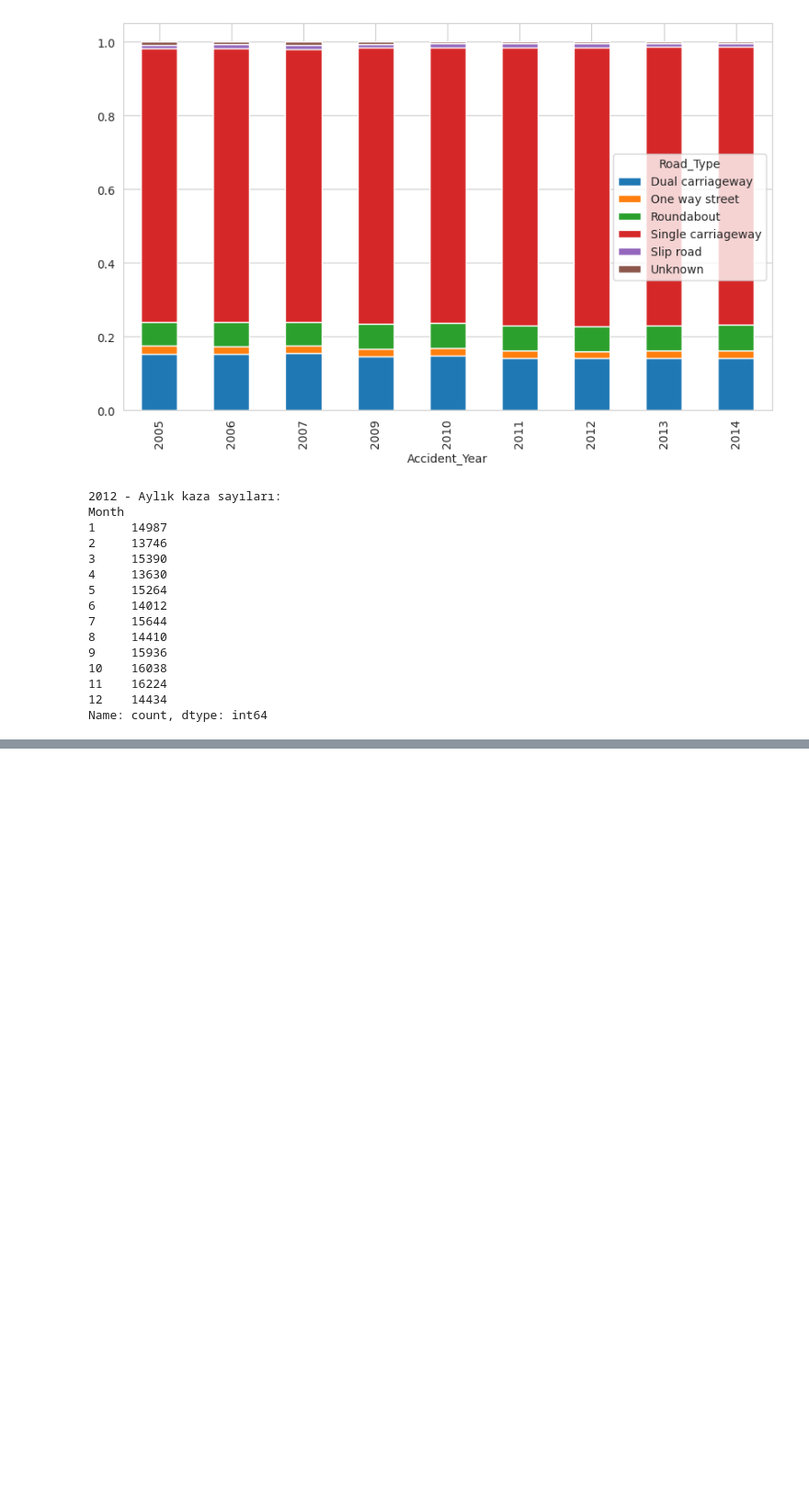
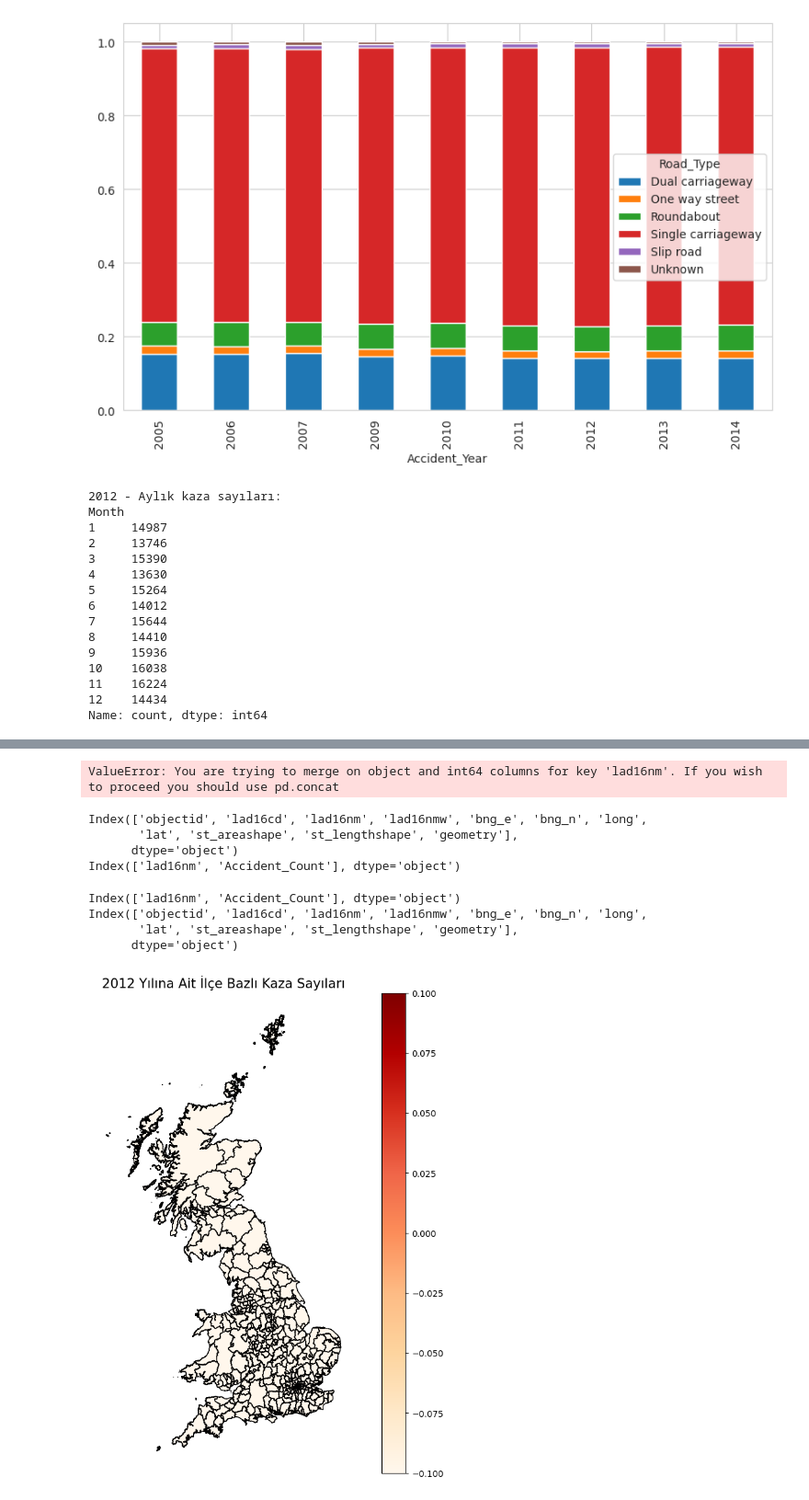
Before and after one commit to ertecino/Trafik-Kazalar-Analizi, a Jupyter notebook: trafik-kazalar-analizi.ipynb, the cells around one changed output, grey strips where cells are left out. Shown at 92% size. Saved outputs shown, nothing was run; the diff lists cells and outputs as text; code cells hidden in the pictures; blank space fills up the shorter version.

```diff
--- a/trafik-kazalar-analizi.ipynb
+++ b/trafik-kazalar-analizi.ipynb
@@ -741,0 +769,62 @@ Name: count, dtype: int64
+# %%
+import pandas as pd
+import matplotlib.pyplot as plt
+
+# Tarihleri datetime formatına çevir
+accidents_df['Date'] = pd.to_datetime(accidents_df['Date'], dayfirst=True)
+
+# 2012 yılına ait verileri filtrele
+df_2012 = accidents_df[accidents_df['Date'].dt.year == 2012]
+
+# Yerel yönetim adına göre kaza sayısını gruplandır
+local_accidents_2012 = df_2012['Local_Authority_(District)'].value_counts().reset_index()
+local_accidents_2012.columns = ['lad16nm', 'Accident_Count']
+
+# geo_df ile birleştir
+merged = geo_df.merge(local_accidents_2012, on='lad16nm', how='left')
+merged['Accident_Count'] = merged['Accident_Count'].fillna(0)
+
+# Harita çizimi
+fig, ax = plt.subplots(1, 1, figsize=(12, 10))
+merged.plot(column='Accident_Count', ax=ax, legend=True, cmap='OrRd', edgecolor='black')
+ax.set_title('2012 Yılına Ait İlçe Bazlı Kaza Sayıları', fontsize=15)
+plt.axis('off')
+plt.show()
+# %% [output]
+ValueError: You are trying to merge on object and int64 columns for key 'lad16nm'. If you wish to proceed you should use pd.concat
+# %%
+print(geo_df.columns)
+print(local_accidents_2012.columns)
+# %% [output]
+Index(['objectid', 'lad16cd', 'lad16nm', 'lad16nmw', 'bng_e', 'bng_n', 'long',
+       'lat', 'st_areashape', 'st_lengthshape', 'geometry'],
+      dtype='object')
+Index(['lad16nm', 'Accident_Count'], dtype='object')
+# %%
+print(local_accidents_2012.columns)
+print(geo_df.columns)
+# %% [output]
+Index(['lad16nm', 'Accident_Count'], dtype='object')
+Index(['objectid', 'lad16cd', 'lad16nm', 'lad16nmw', 'bng_e', 'bng_n', 'long',
+       'lat', 'st_areashape', 'st_lengthshape', 'geometry'],
+      dtype='object')
+# %%
+# Gerekirse yeniden adlandır
+local_accidents_2012.rename(columns={'LAD16NM': 'lad16nm'}, inplace=True)
+
+# Her iki sütunu string'e çevir
+geo_df['lad16nm'] = geo_df['lad16nm'].astype(str)
+local_accidents_2012['lad16nm'] = local_accidents_2012['lad16nm'].astype(str)
+# %%
+merged = geo_df.merge(local_accidents_2012, on='lad16nm', how='left')
+merged['Accident_Count'] = merged['Accident_Count'].fillna(0)
+# %%
+import matplotlib.pyplot as plt
+
+fig, ax = plt.subplots(1, 1, figsize=(12, 10))
+merged.plot(column='Accident_Count', ax=ax, legend=True, cmap='OrRd', edgecolor='black')
+ax.set_title('2012 Yılına Ait İlçe Bazlı Kaza Sayıları', fontsize=15)
+plt.axis('off')
+plt.show()
+# %% [output]
+[figure, added]
```
Also changed, not shown: parts of 29 cells of this notebook.
